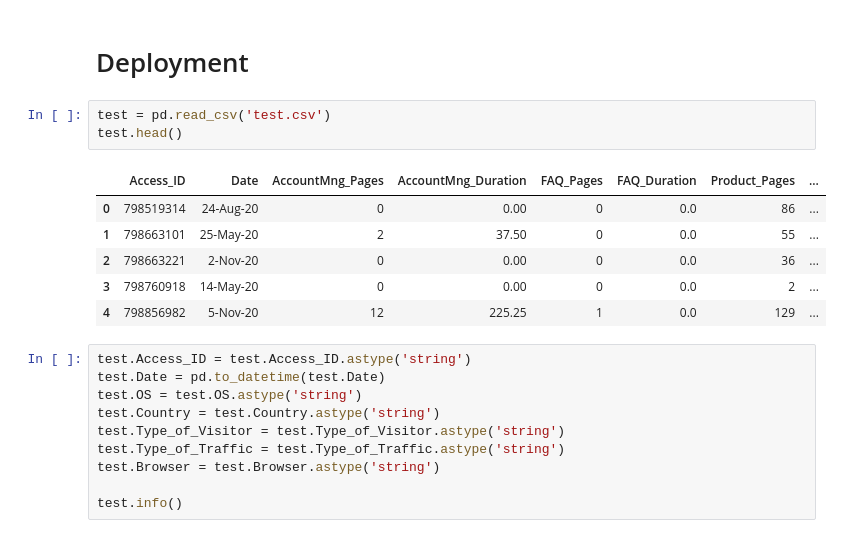
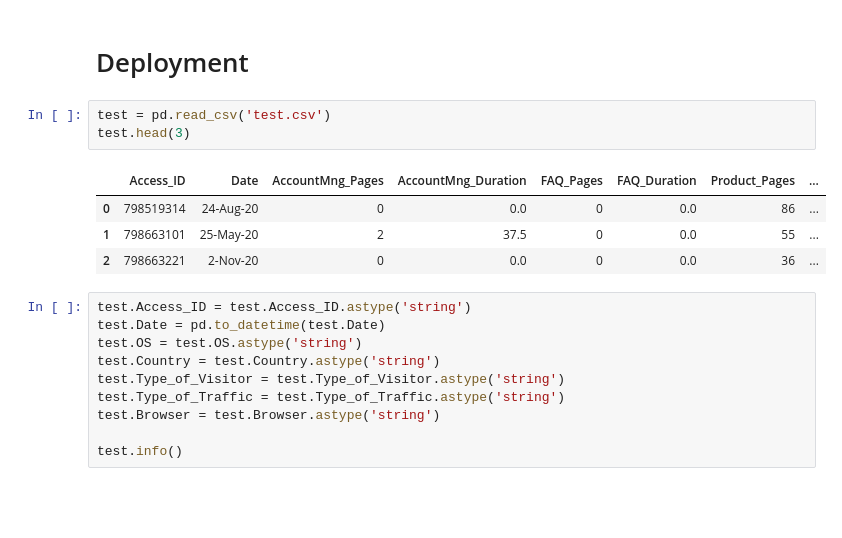
Before and after one commit to JohnnyCodess/Project-Machine-Learning, a Jupyter notebook: 202122 Fall AA Group60 Notebook.ipynb, the cells around one changed output. Saved outputs shown, nothing was run; the diff lists cells and outputs as text; blank space fills up the shorter version.

```diff
--- a/202122 Fall AA Group60 Notebook.ipynb
+++ b/202122 Fall AA Group60 Notebook.ipynb
@@ -1424,14 +1473,12 @@ NameError: name 'labels_train' is not defined
 # Deployment
 # %%
 test = pd.read_csv('test.csv')
-test.head()
+test.head(3)
 # %% [output]
 |  | Access_ID | Date | AccountMng_Pages | AccountMng_Duration | FAQ_Pages | FAQ_Duration | Product_Pages | ... |
-| 0 | 798519314 | 24-Aug-20 | 0 | 0.00 | 0 | 0.0 | 86 | ... |
-| 1 | 798663101 | 25-May-20 | 2 | 37.50 | 0 | 0.0 | 55 | ... |
-| 2 | 798663221 | 2-Nov-20 | 0 | 0.00 | 0 | 0.0 | 36 | ... |
-| 3 | 798760918 | 14-May-20 | 0 | 0.00 | 0 | 0.0 | 2 | ... |
-| 4 | 798856982 | 5-Nov-20 | 12 | 225.25 | 1 | 0.0 | 129 | ... |
+| 0 | 798519314 | 24-Aug-20 | 0 | 0.0 | 0 | 0.0 | 86 | ... |
+| 1 | 798663101 | 25-May-20 | 2 | 37.5 | 0 | 0.0 | 55 | ... |
+| 2 | 798663221 | 2-Nov-20 | 0 | 0.0 | 0 | 0.0 | 36 | ... |
 # %%
 test.Access_ID = test.Access_ID.astype('string')
 test.Date = pd.to_datetime(test.Date)
```
Also changed, not shown: parts of 40 cells of this notebook.
